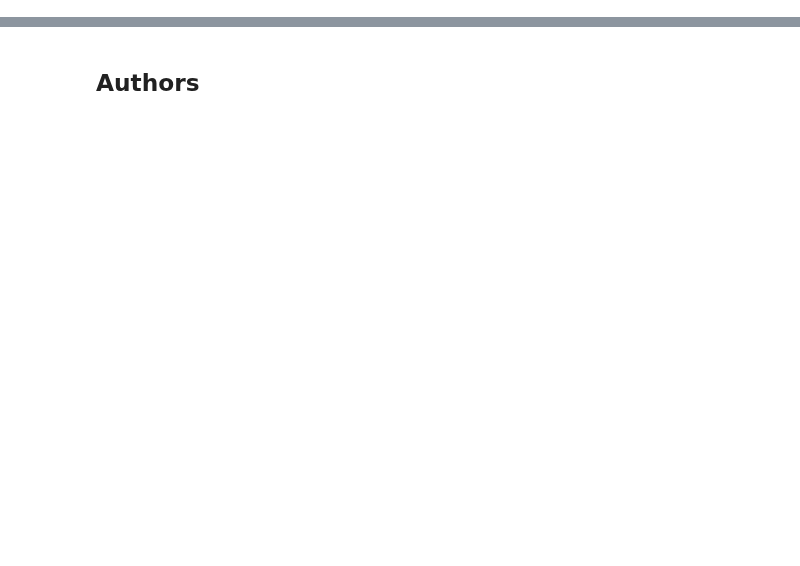
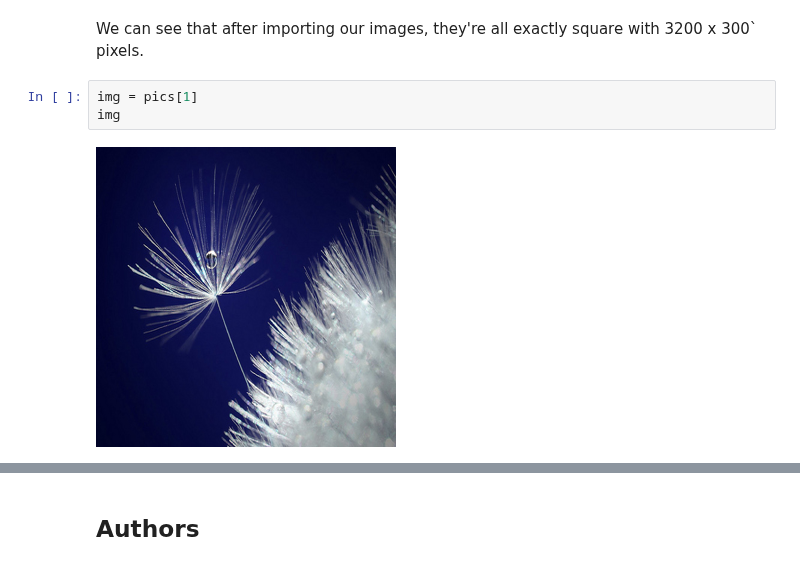
Before and after one commit to antonio-xrp/data-science-path, a Jupyter notebook: 0.4-MachineLearning/0.4-deep-learning-IBM/practice.ipynb, the cells around one changed output, grey strips where cells are left out. Cells and saved outputs as stored; diff of their text form; blank space fills up the shorter version.

```diff
--- a/0.4-MachineLearning/0.4-deep-learning-IBM/practice.ipynb
+++ b/0.4-MachineLearning/0.4-deep-learning-IBM/practice.ipynb
@@ -690,0 +211,7 @@ Bishop, C., 2006. Pattern Recognition and Machine Learning.
+# %% [markdown]
+We can see that after importing our images, they're all exactly square with 3200 x 300\` pixels.
+# %%
+img = pics[1]
+img
+# %% [output]
+[figure, added]
```
Also changed, not shown: parts of 166 cells of this notebook, 12 other files.
